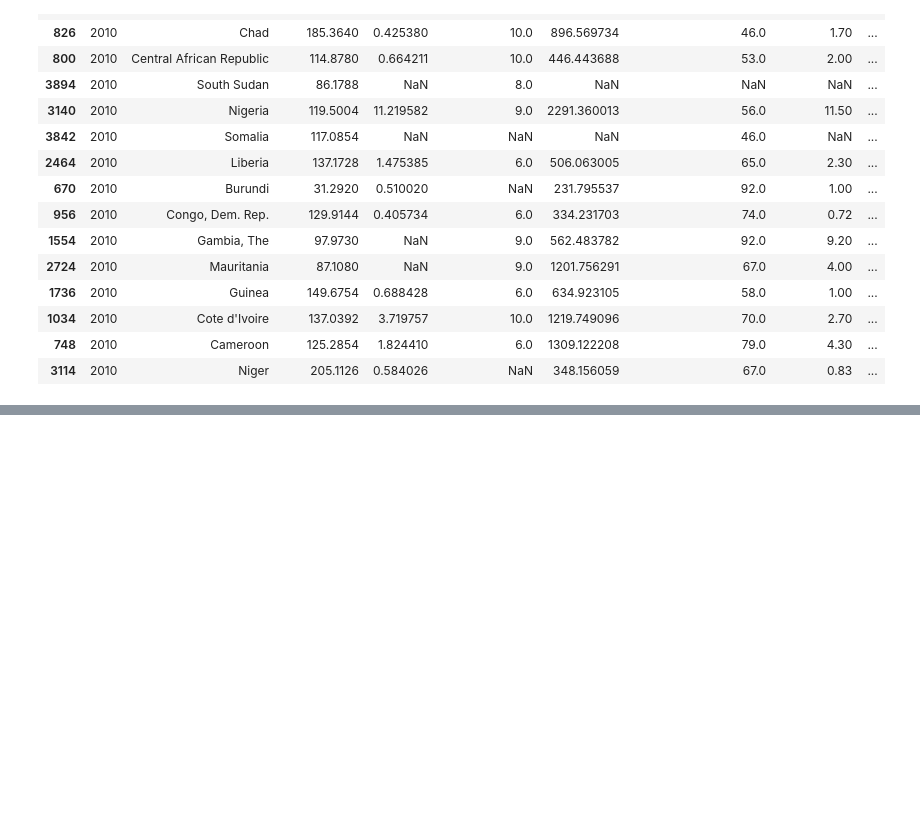
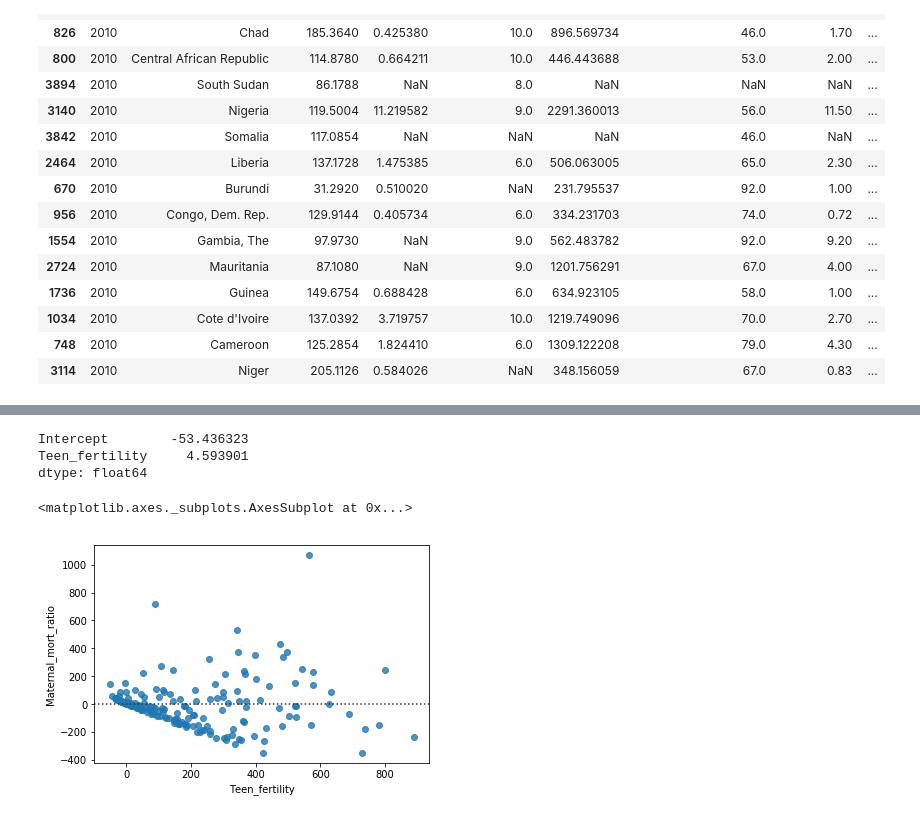
Before and after one commit to MsJacksonIYN/Maternal_Mortality, a Jupyter notebook: Working_Mod_2_Project_ModeledRatio.ipynb, the cells around one changed output, grey strips where cells are left out. Cells and saved outputs as stored; diff of their text form; code cells hidden in the pictures; blank space fills up the shorter version.

```diff
--- a/Working_Mod_2_Project_ModeledRatio.ipynb
+++ b/Working_Mod_2_Project_ModeledRatio.ipynb
@@ -549,0 +643,6 @@ Name: Maternal_mort_ratio, dtype: float64
+# %%
+test_data['log_MMR'] =  np.log(test_data['Maternal_mort_ratio'])
+# %%
+test_data['log_GDP'] =  np.log(test_data['GDP_pc'])
+# %%
+test_data['log_internet'] =  np.log(test_data['Internet_use'])
@@ -549,0 +677,3 @@ Name: Maternal_mort_ratio, dtype: float64
+# %%
+results_mmr_tf = smf.ols('Maternal_mort_ratio ~ Teen_fertility', test_data).fit()
+results_mmr_tf.summary()
@@ -549,0 +700,13 @@ Name: Maternal_mort_ratio, dtype: float64
+# %%
+results_mmr_tf.params
+# %% [output]
+Intercept        -53.436323
+Teen_fertility     4.593901
+dtype: float64
+# %%
+Y_mmr_tf = results_mmr_tf.params[0] + test_data['Teen_fertility']*results_mmr_tf.params[1]
+
+sns.residplot(Y_mmr_tf,test_data['Maternal_mort_ratio'])
+# %% [output]
+<matplotlib.axes._subplots.AxesSubplot at 0x...>
+[figure, added]
```
Also changed, not shown: parts of 49 cells of this notebook.
